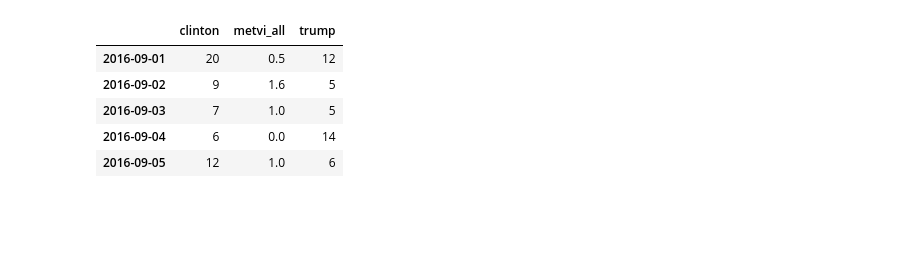
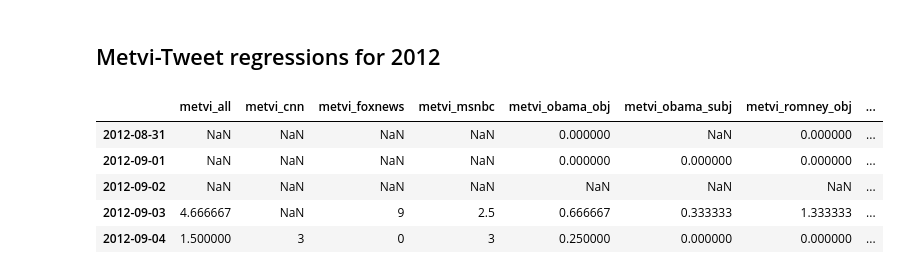
Before and after one commit to mt-digital/metvi-analysis, a Jupyter notebook: Metvi vs Tweet Regressions.ipynb, the cells around one changed output. Drawn from its saved outputs; the diff is of its cells as text; code cells hidden in the pictures; blank space fills up the shorter version.

Commit message:
regressing both years across nets and subjobjs

```diff
--- a/Metvi vs Tweet Regressions.ipynb
+++ b/Metvi vs Tweet Regressions.ipynb
@@ -24,9 +126,12 @@ ts_all = pd.DataFrame(ts_data)
+# %% [markdown]
+## Metvi-Tweet regressions for 2012
 # %%
+ts_all = correlate_data(year=2012)
 ts_all.head()
 # %% [output]
-|  | clinton | metvi_all | trump |
-| 2016-09-01 | 20 | 0.5 | 12 |
-| 2016-09-02 | 9 | 1.6 | 5 |
-| 2016-09-03 | 7 | 1.0 | 5 |
-| 2016-09-04 | 6 | 0.0 | 14 |
-| 2016-09-05 | 12 | 1.0 | 6 |
+|  | metvi_all | metvi_cnn | metvi_foxnews | metvi_msnbc | metvi_obama_obj | metvi_obama_subj | metvi_romney_obj | ... |
+| 2012-08-31 | NaN | NaN | NaN | NaN | 0.000000 | NaN | 0.000000 | ... |
+| 2012-09-01 | NaN | NaN | NaN | NaN | 0.000000 | 0.000000 | 0.000000 | ... |
+| 2012-09-02 | NaN | NaN | NaN | NaN | NaN | NaN | NaN | ... |
+| 2012-09-03 | 4.666667 | NaN | 9 | 2.5 | 0.666667 | 0.333333 | 1.333333 | ... |
+| 2012-09-04 | 1.500000 | 3 | 0 | 3 | 0.250000 | 0.000000 | 0.000000 | ... |
```
Also changed, not shown: parts of 20 cells of this notebook, 1 other file.
